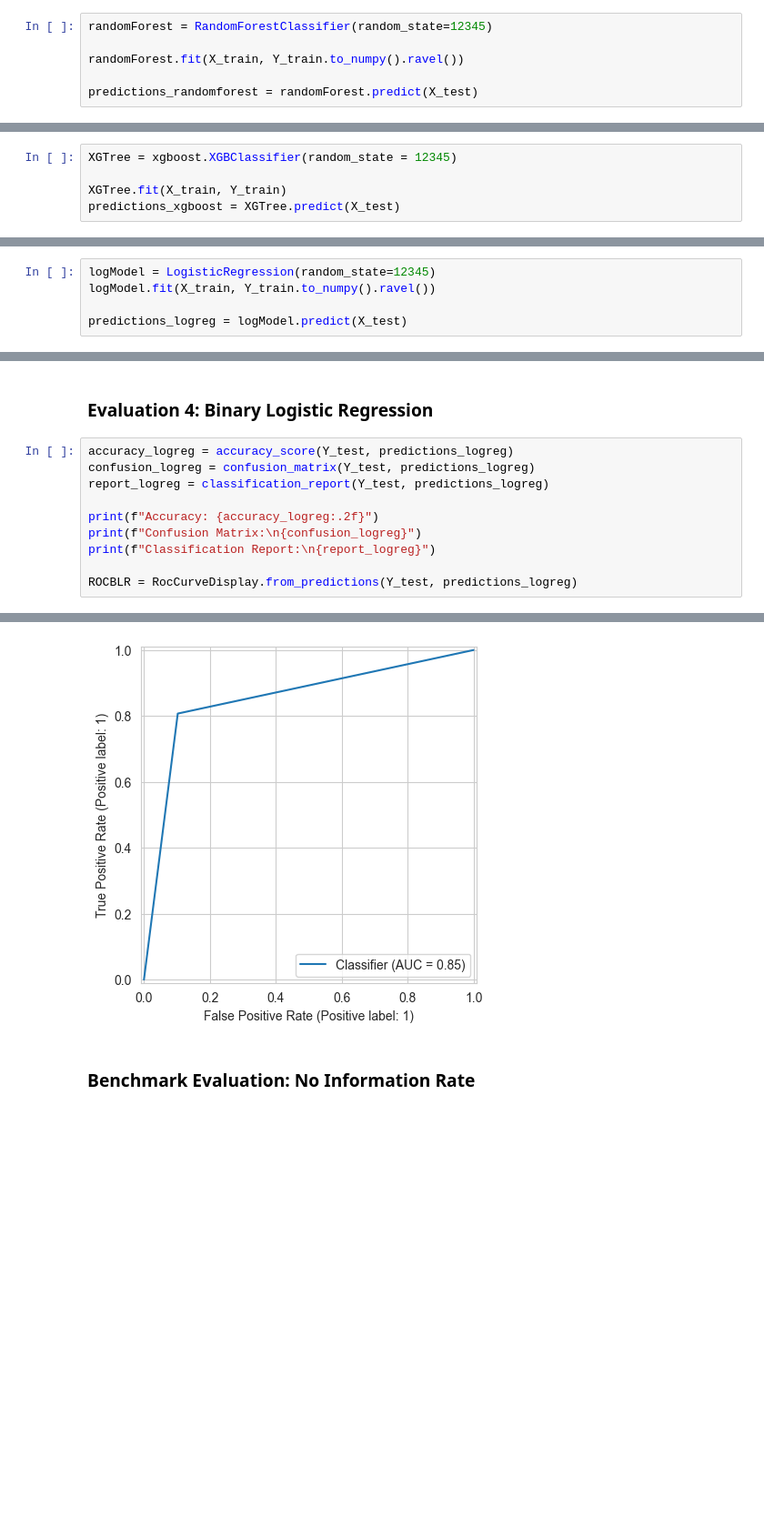
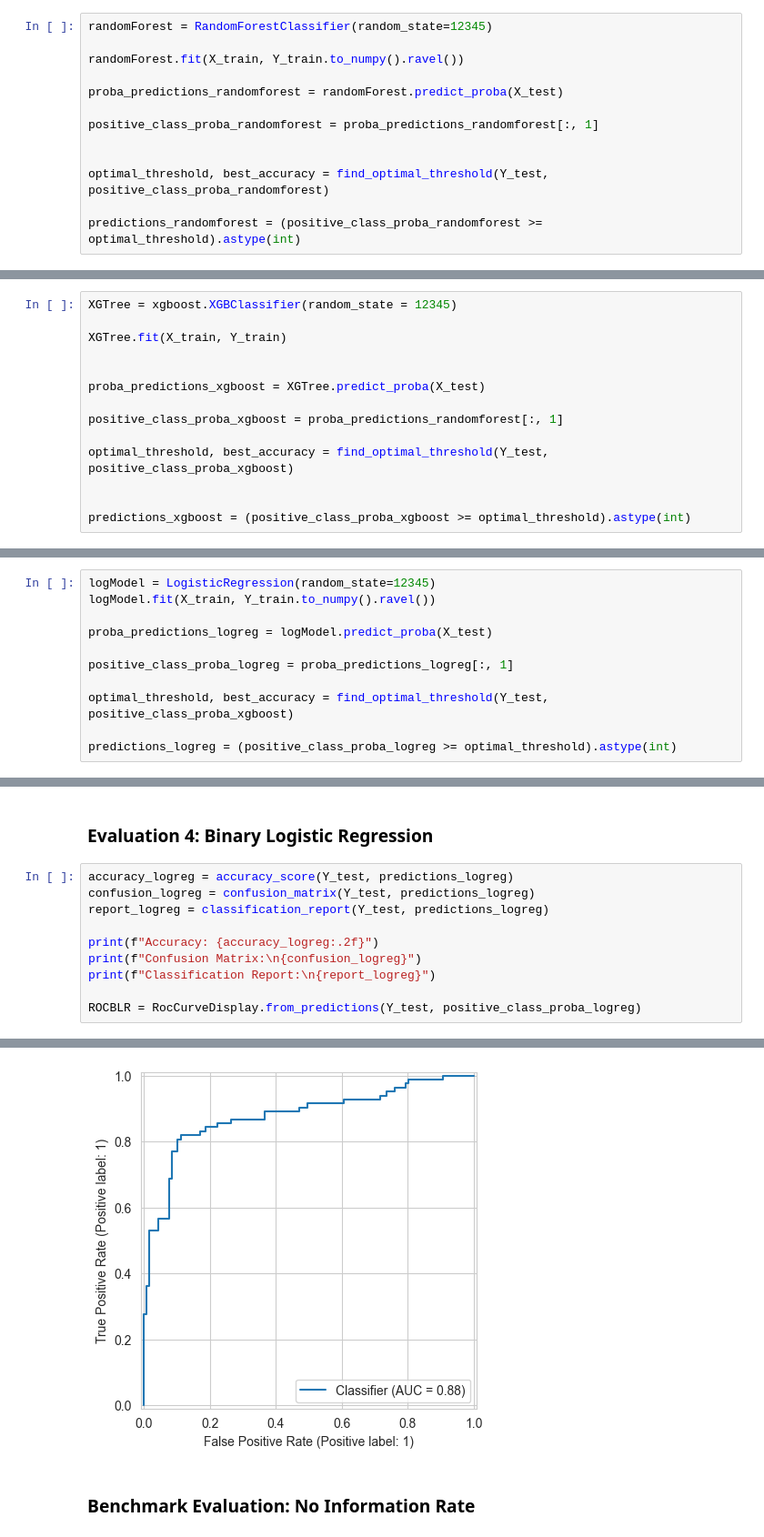
Before and after one commit to Pipasgonzalez/statistical_learning_trees, a Jupyter notebook: JägerGallego_GallegoJimenez.ipynb, the cells around one changed output, grey strips where cells are left out. Shown at 91% size. Drawn from its saved outputs; the diff is of its cells as text; blank space fills up the shorter version.

```diff
--- a/JägerGallego_GallegoJimenez.ipynb
+++ b/JägerGallego_GallegoJimenez.ipynb
@@ -154,7 +183,14 @@ randomForest = RandomForestClassifier(random_state=12345)
 
 randomForest.fit(X_train, Y_train.to_numpy().ravel())
 
-predictions_randomforest = randomForest.predict(X_test)
+proba_predictions_randomforest = randomForest.predict_proba(X_test)
+
+positive_class_proba_randomforest = proba_predictions_randomforest[:, 1]
+
+
+optimal_threshold, best_accuracy = find_optimal_threshold(Y_test, positive_class_proba_randomforest)
+
+predictions_randomforest = (positive_class_proba_randomforest >= optimal_threshold).astype(int)
 # %%
 print(randomForest.get_params())
 # %% [output]
@@ -165,7 +201,16 @@ print(randomForest.get_params())
 XGTree = xgboost.XGBClassifier(random_state = 12345)
 
 XGTree.fit(X_train, Y_train)
-predictions_xgboost = XGTree.predict(X_test)
+
+
+proba_predictions_xgboost = XGTree.predict_proba(X_test)
+
+positive_class_proba_xgboost = proba_predictions_randomforest[:, 1]
+
+optimal_threshold, best_accuracy = find_optimal_threshold(Y_test, positive_class_proba_xgboost)
+
+
+predictions_xgboost = (positive_class_proba_xgboost >= optimal_threshold).astype(int)
 # %%
 print(XGTree.get_params())
 # %% [output]
@@ -176,7 +221,13 @@ print(XGTree.get_params())
 logModel = LogisticRegression(random_state=12345)
 logModel.fit(X_train, Y_train.to_numpy().ravel())
 
-predictions_logreg = logModel.predict(X_test)
+proba_predictions_logreg = logModel.predict_proba(X_test)
+
+positive_class_proba_logreg = proba_predictions_logreg[:, 1]
+
+optimal_threshold, best_accuracy = find_optimal_threshold(Y_test, positive_class_proba_xgboost)
+
+predictions_logreg = (positive_class_proba_logreg >= optimal_threshold).astype(int)
 # %%
 print(logModel.get_params())
 # %% [output]
@@ -280,5 +344,5 @@ print(f"Accuracy: {accuracy_logreg:.2f}")
 print(f"Confusion Matrix:\n{confusion_logreg}")
 print(f"Classification Report:\n{report_logreg}")
 
-ROCBLR = RocCurveDisplay.from_predictions(Y_test, predictions_logreg)
+ROCBLR = RocCurveDisplay.from_predictions(Y_test, positive_class_proba_logreg)
 # %% [output]
@@ -298,4 +362,4 @@ weighted avg       0.86      0.86      0.86       200
-[figure, old version]
+[figure, new version]
 # %% [markdown]
 ### Benchmark Evaluation: No Information Rate
 # %%
```
Also changed, not shown: parts of 15 cells of this notebook, 1 other file.
